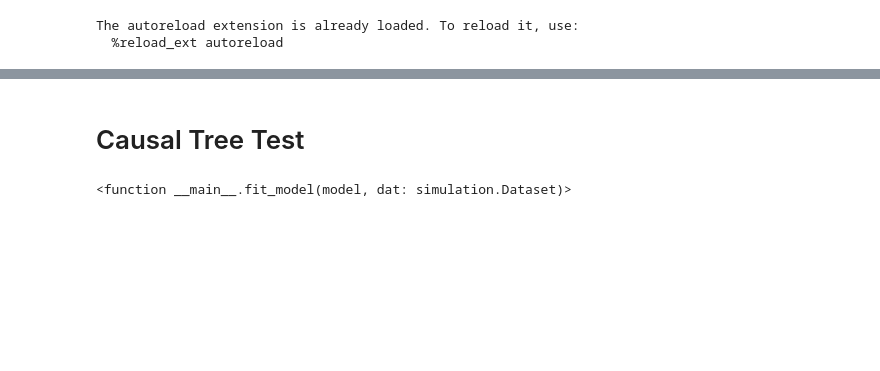
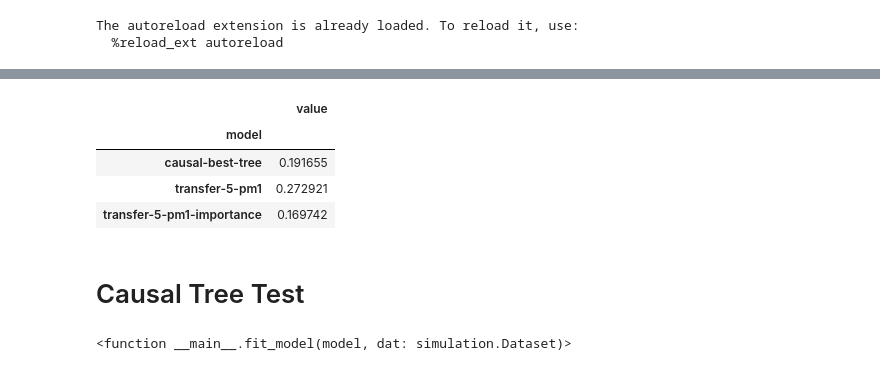
Before and after one commit to nandanrao/transfer-trees, a Jupyter notebook: simulate.ipynb, the cells around one changed output, grey strips where cells are left out. Saved outputs shown, nothing was run; the diff lists cells and outputs as text; code cells hidden in the pictures; blank space fills up the shorter version.

Commit message:
simulations for paper submission to ecomod

```diff
--- a/simulate.ipynb
+++ b/simulate.ipynb
@@ -464,2 +42,0 @@ results = Parallel(n_jobs=-1)(delayed(runrun)(models, **params) for i in range(3
-# %%
-m = results[10][3].model
@@ -529,0 +43,21 @@ compare_cis(results)
+# %%
+from sklearn.metrics import mean_squared_error, r2_score
+from simulation import Dataset
+from collections import namedtuple
+from copy import deepcopy
+
+Results = namedtuple('Results', ['mse', 'r2', 'r2t', 'predictions', 'data', 'model', 'model_name'])
+
+def fit_model(model, dat: Dataset):
+    model_name, model, fit_fn = model
+    model = deepcopy(model)
+    model.fit(**fit_fn(dat))
+
+    preds = model.predict(dat.phi.target, 0.95)
+
+    mse = mean_squared_error(dat.tau.target, preds[:, 0])
+    r2 = r2_score(dat.tau.target, preds[:, 0])
+
+    r2t = 1 - (mse / np.mean((dat.tau.target - np.mean(dat.tau.source))**2))
+
+    return Results(mse, r2, r2t, preds, dat, model, model_name)
@@ -529,0 +297,19 @@ compare_cis(results)
+# %%
+%%time
+
+params = lambda: ({
+    'N': 1000,
+    # 'fn': lambda h,v,z,w: -w*h*(h > 0).astype(int) + 0.5*w*z*(z > 0).astype(int) + np.random.normal(0, 0.25, size = h.shape[0]),
+    # 'fn': lambda h,v,z,w: -w*h + \
+    # np.array([0.5*w*(z > i).astype(int) for i in range(2)]).sum(axis=0) + \
+    # np.random.normal(0, 0.5, size = h.shape[0]),
+
+    # 'fn': lambda h,v,z,w: -w*(h > 0).astype(int) + w*(z > 0).astype(int) + np.random.normal(0, 0.01, size = h.shape[0]),
+    # 'fn': lambda h,v,z,w: -w*h + 0.5*w*z + np.random.normal(0, 0.5, size = h.shape[0]),
+    'fn': lambda h,v,z,w: -w*(h > 0).astype(int) + w*(z > 0).astype(int) + np.random.normal(0, 0.1, size = h.shape[0]),
+    'hidden_cause': True,
+    **gen_params(4)
+})
+
+
+results = Parallel(n_jobs=-1)(delayed(runrun)(models, params) for i in range(10))
@@ -529,0 +319,8 @@ compare_cis(results)
+# %%
+pick(lambda m: m.r2, results).groupby('model').quantile(.5)
+# %% [output]
+|  | value |
+| model |  |
+| causal-best-tree | 0.191655 |
+| transfer-5-pm1 | 0.272921 |
+| transfer-5-pm1-importance | 0.169742 |
```
Also changed, not shown: parts of 42 cells of this notebook.
